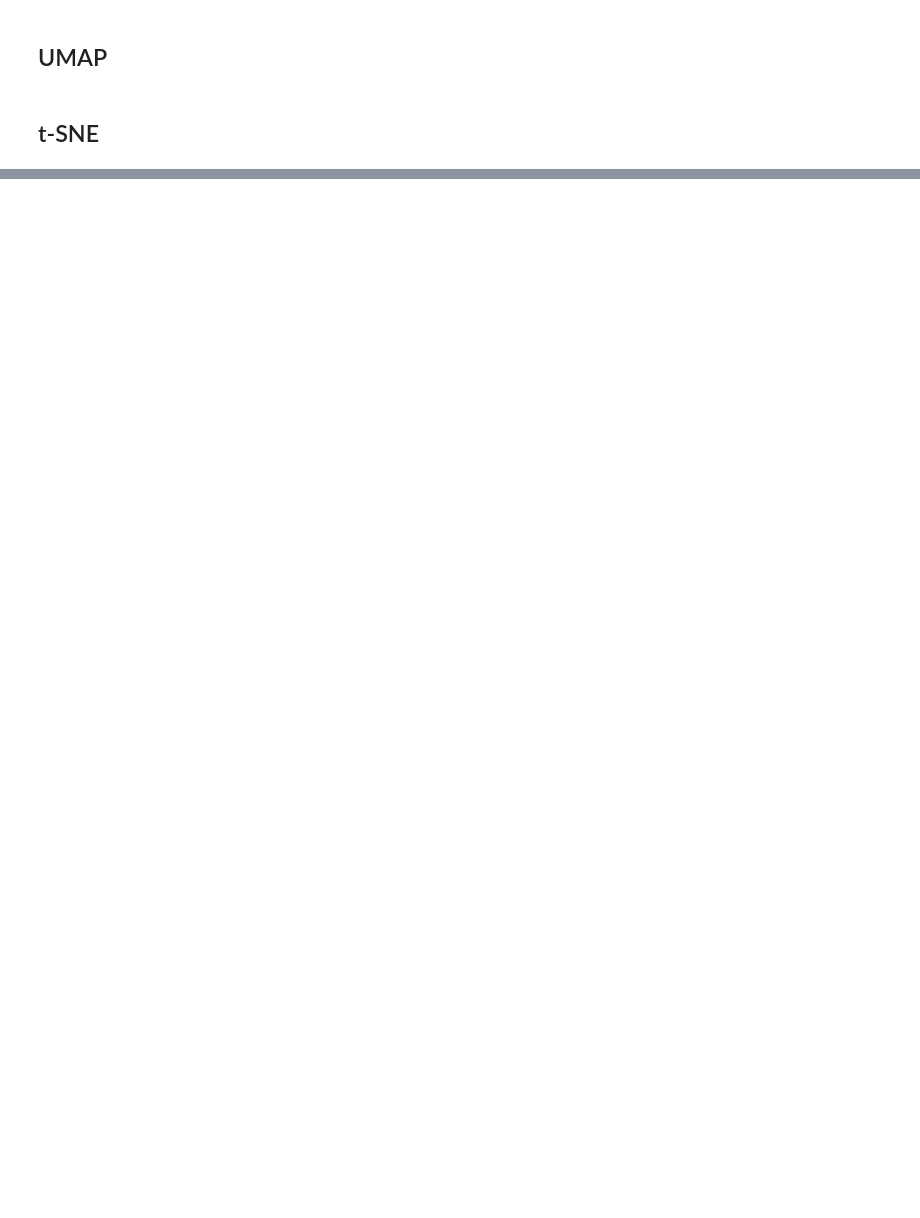
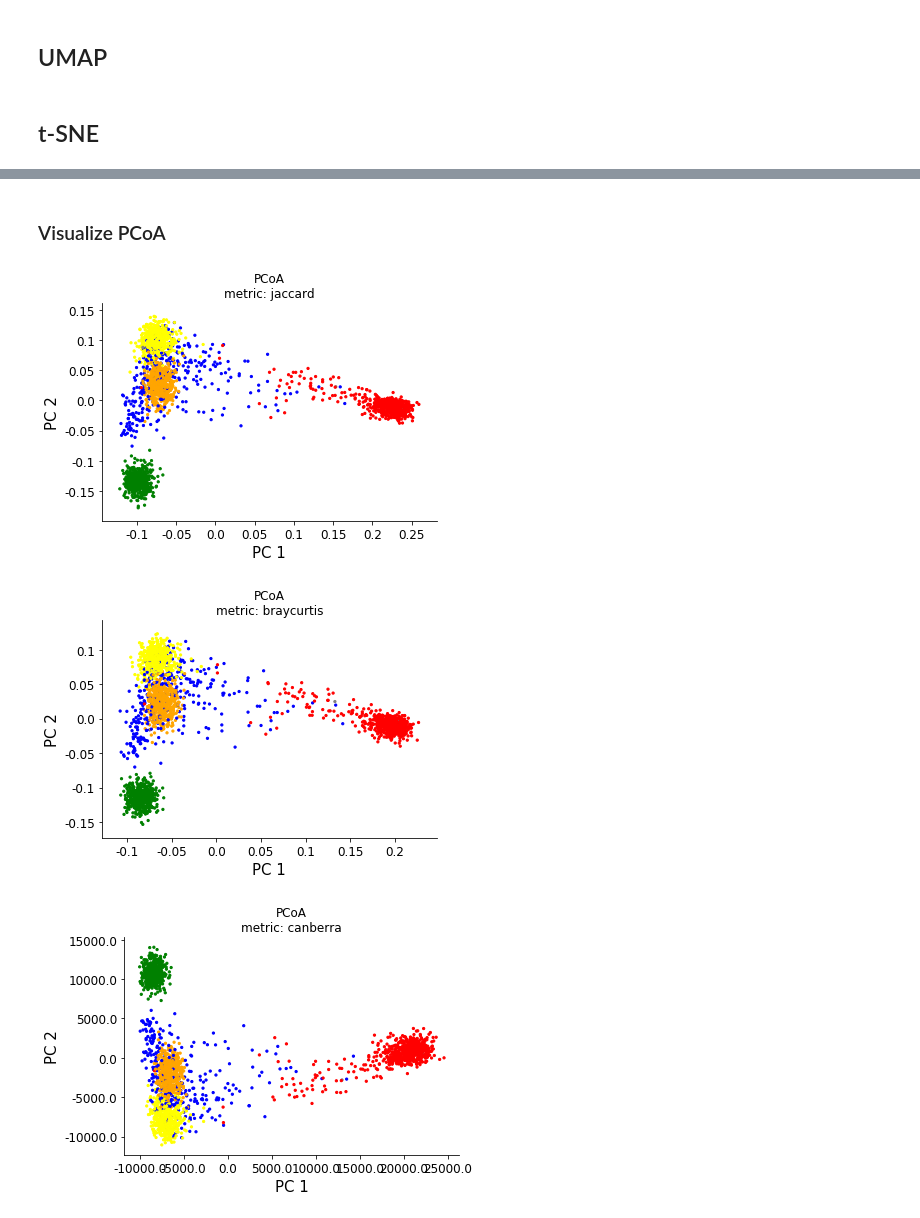
Before and after one commit to anusn/plink-182, a Jupyter notebook: notebooks/02-Run-Dimensionality-Reduction.ipynb, the cells around one changed output, grey strips where cells are left out. Saved outputs shown, nothing was run; the diff lists cells and outputs as text; code cells hidden in the pictures; blank space fills up the shorter version.

```diff
--- a/notebooks/02-Run-Dimensionality-Reduction.ipynb
+++ b/notebooks/02-Run-Dimensionality-Reduction.ipynb
@@ -153,0 +195,10 @@ for poca_hp_settings in method2hpsettings["pcoa"]:
+# %% [markdown]
+### Visualize PCoA
+# %%
+for fn in os.listdir(OUT_PREFIX):
+    if fn.startswith("pcoa"):
+        visualize_sample_loadings(os.path.join(OUT_PREFIX, fn), "PCoA", ["metric"])
+# %% [output]
+[figure, added]
+[figure, added]
+[figure, added]
```
Also changed, not shown: parts of 14 cells of this notebook, 4 other files.
